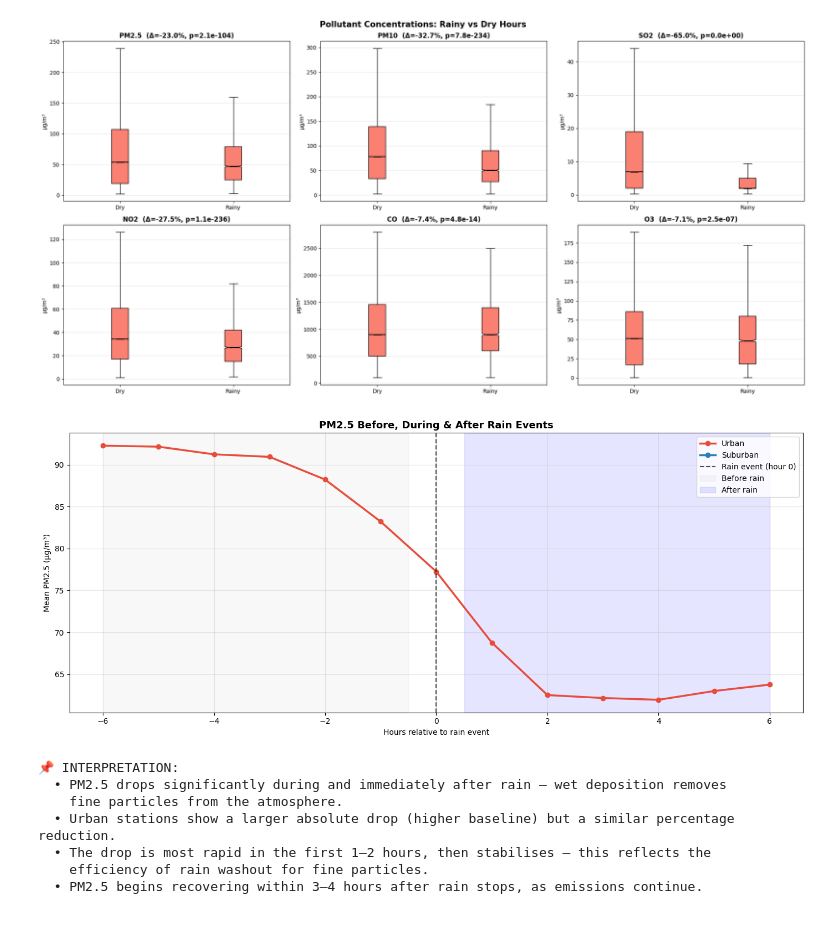
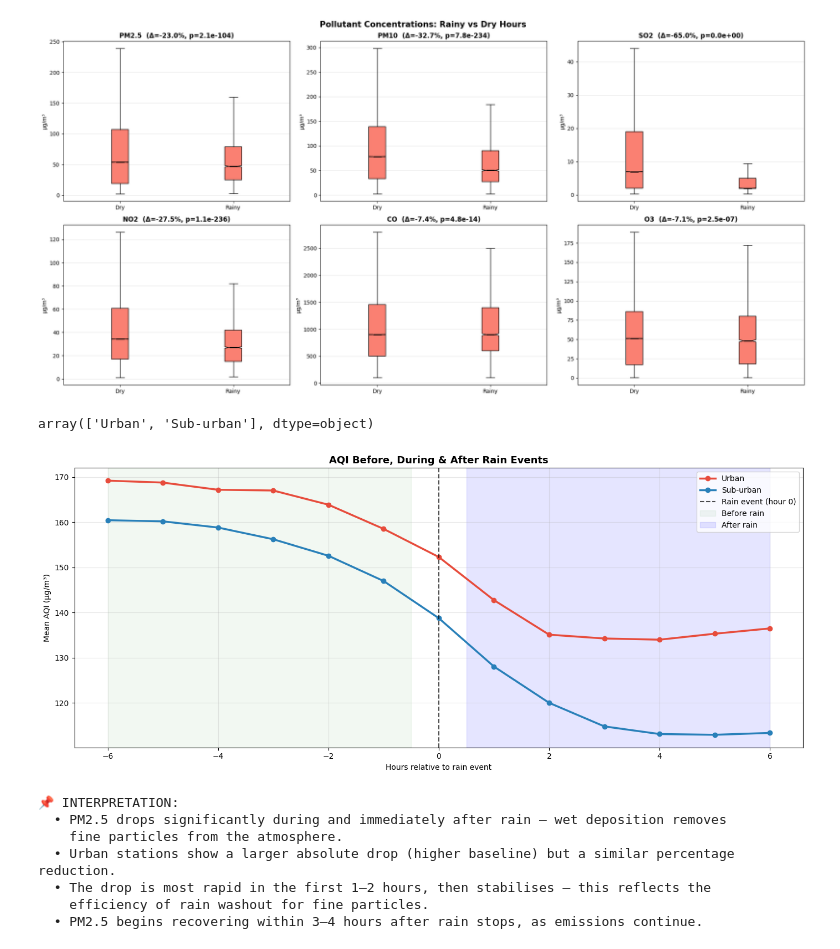
Before and after one commit to mairafaq08/assessment, a Jupyter notebook: Assesment_File.ipynb, the cells around one changed output. Drawn from its saved outputs; the diff is of its cells as text; code cells hidden in the pictures.

```diff
--- a/Assesment_File.ipynb
+++ b/Assesment_File.ipynb
@@ -1256,56 +1260,61 @@ plt.savefig("fig_rain_impact_boxplot.png", dpi=150, bbox_inches="tight")
 plt.show()
 # %% [output]
 [figure]
+# %%
+full_df['region'].unique()
+# %% [output]
+array(['Urban', 'Sub-urban'], dtype=object)
 # %%
-# ── 7b. PM2.5 before / during / after rain events ────────────
-TYPE_COLORS   = {"Urban": "#e74c3c", "Suburban": "#2980b9"}
+# ── 7b. AQI before / during / after rain events ────────────
+TYPE_COLORS   = {"Urban": "#e74c3c", "Sub-urban": "#2980b9"}
+#TYPE_COLORS   = {"Dongsi": "#e74c3c", "Wanshouxigong": "#2980b9", "Dingling":"Green","Huairou":"Pink"}
 # Define rain events: consecutive hours with RAIN > 0.1mm
 df_sorted = full_df.sort_values(["station","datetime"]).copy()
 df_sorted["rain_event"] = (df_sorted["RAIN"] > 0.1).astype(int)
 
 # For each station, calculate lag/lead around rain hours
 window = 6  # hours before and after
-results = {"lag_h":[], "PM2.5_mean":[], "region":[]}
+results = {"lag_h":[], "AQI_mean":[], "region":[]} ## should be based on "region":[]}
 
 for stn in STATIONS:
     sub = df_sorted[df_sorted["station"]==stn].reset_index(drop=True)
     rain_idx = sub[sub["rain_event"]==1].index.tolist()
     for idx in rain_idx[:200]:  # sample 200 events per station
         for lag in range(-window, window+1):
             target_idx = idx + lag
             if 0 <= target_idx < len(sub):
                 results["lag_h"].append(lag)
-                results["PM2.5_mean"].append(sub.loc[target_idx,"PM2.5"])
-                results["region"].append(sub.loc[target_idx,"region"])
+                results["AQI_mean"].append(sub.loc[target_idx,"AQI"])
+                results["region"].append(sub.loc[target_idx,"region"]) # should be based on "region"
 
-rain_impact_df = pd.DataFrame(results)
-lag_avg = rain_impact_df.groupby(["lag_h","region"])["PM2.5_mean"].mean().reset_index()
+rain_impact_df = pd.DataFrame(results)     #
+lag_avg = rain_impact_df.groupby(["lag_h","region"])["AQI_mean"].mean().reset_index() # should be based on "region"
 
 fig, ax = plt.subplots(figsize=(14, 6))
 for stype, color in TYPE_COLORS.items():
-    sub = lag_avg[lag_avg["region"]==stype]
-    ax.plot(sub["lag_h"], sub["PM2.5_mean"], linewidth=2.5, marker="o",
+    sub = lag_avg[lag_avg["region"]==stype] ## should be based on "region"
+    ax.plot(sub["lag_h"], sub["AQI_mean"], linewidth=2.5, marker="o",
             label=stype, color=color)
 ax.axvline(0, color="black", linestyle="--", linewidth=1.5, alpha=0.7, label="Rain event (hour 0)")
-ax.axvspan(-window, -0.5, alpha=0.05, color="grey", label="Before rain")
+ax.axvspan(-window, -0.5, alpha=0.05, color="green", label="Before rain")
 ax.axvspan(0.5, window,   alpha=0.1,  color="blue",  label="After rain")
-ax.set_xlabel("Hours relative to rain event"); ax.set_ylabel("Mean PM2.5 (μg/m³)")
-ax.set_title("PM2.5 Before, During & After Rain Events", fontsize=13, fontweight="bold")
+ax.set_xlabel("Hours relative to rain event"); ax.set_ylabel("Mean AQI (μg/m³)")
+ax.set_title("AQI Before, During & After Rain Events", fontsize=13, fontweight="bold")
 ax.legend(); ax.grid(True, alpha=0.3)
 plt.tight_layout()
 plt.savefig("fig_pm25_before_after_rain.png", dpi=150, bbox_inches="tight")
 plt.show()
 print("""
 📌 INTERPRETATION:
-  • PM2.5 drops significantly during and immediately after rain — wet deposition removes
+  • AQI drops significantly during and immediately after rain — wet deposition removes
     fine particles from the atmosphere.
   • Urban stations show a larger absolute drop (higher baseline) but a similar percentage reduction.
   • The drop is most rapid in the first 1–2 hours, then stabilises — this reflects the
     efficiency of rain washout for fine particles.
   • PM2.5 begins recovering within 3–4 hours after rain stops, as emissions continue.
 """)
 # %% [output]
-[figure, old version]
+[figure, new version]
 📌 INTERPRETATION:
   • PM2.5 drops significantly during and immediately after rain — wet deposition removes
     fine particles from the atmosphere.
```
Also changed, not shown: parts of 6 cells of this notebook.
